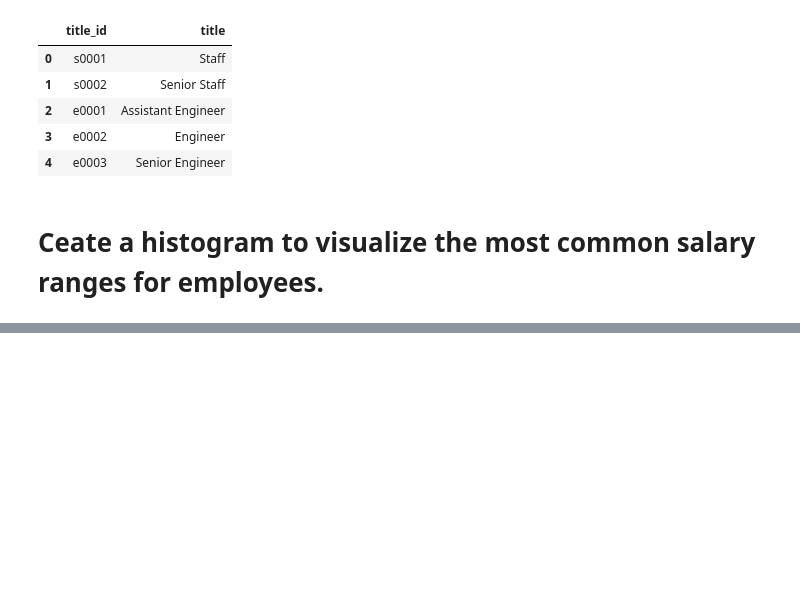
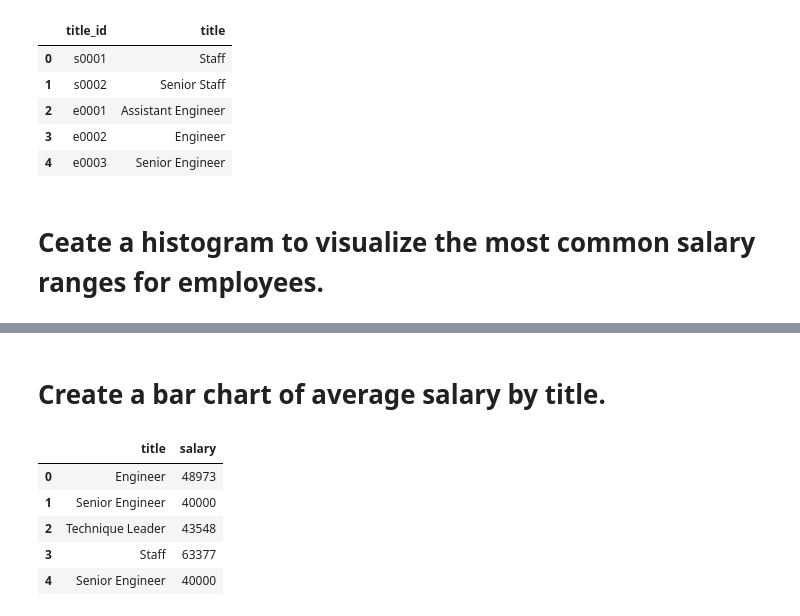
Before and after one commit to Master-Leo/SQL-Challenge, a Jupyter notebook: EmployeeSQL/bonus_analysis.ipynb, the cells around one changed output, grey strips where cells are left out. Cells and saved outputs as stored; diff of their text form; code cells hidden in the pictures; blank space fills up the shorter version.

```diff
--- a/EmployeeSQL/bonus_analysis.ipynb
+++ b/EmployeeSQL/bonus_analysis.ipynb
@@ -71,0 +73,22 @@ plt.show()
+# %% [markdown]
+# Create a bar chart of average salary by title.
+# %%
+#Query tables for salary and title
+query = '''
+SELECT t.title, s.salary
+FROM salaries AS s
+INNER JOIN employees AS e
+ON s.emp_no = e.emp_no
+INNER JOIN titles AS t
+ON e.emp_title_id = t.title_id;
+'''
+#Output query to a dataframe
+combined_data = pd.read_sql_query(query,engine)
+combined_data.head()
+# %% [output]
+|  | title | salary |
+| 0 | Engineer | 48973 |
+| 1 | Senior Engineer | 40000 |
+| 2 | Technique Leader | 43548 |
+| 3 | Staff | 63377 |
+| 4 | Senior Engineer | 40000 |
```
Also changed, not shown: parts of 6 cells of this notebook.
